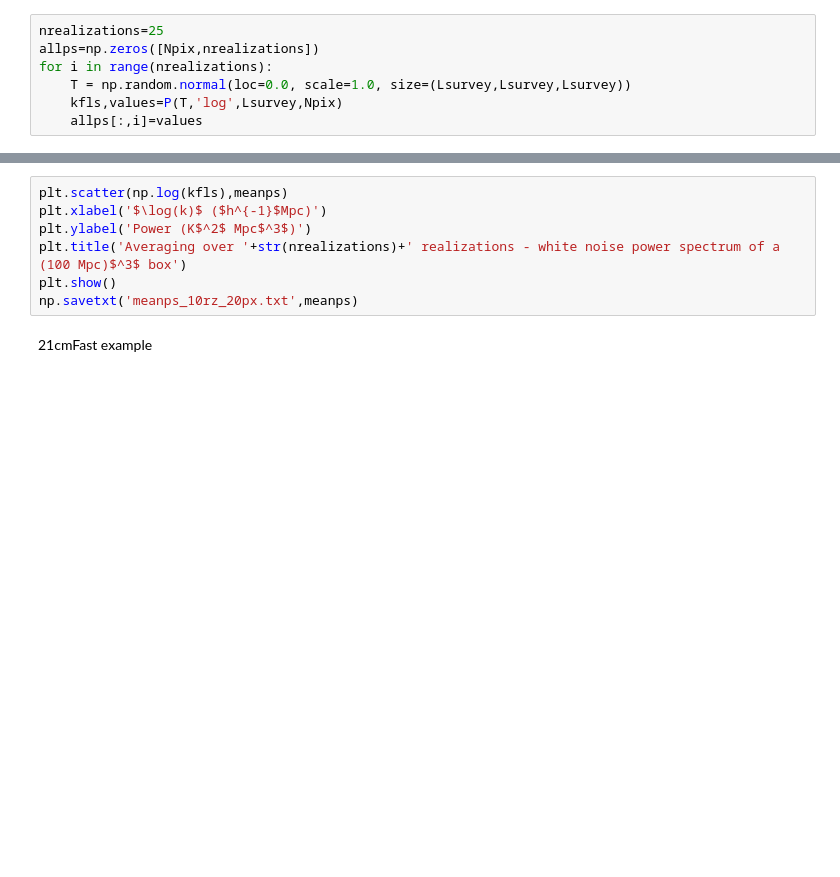
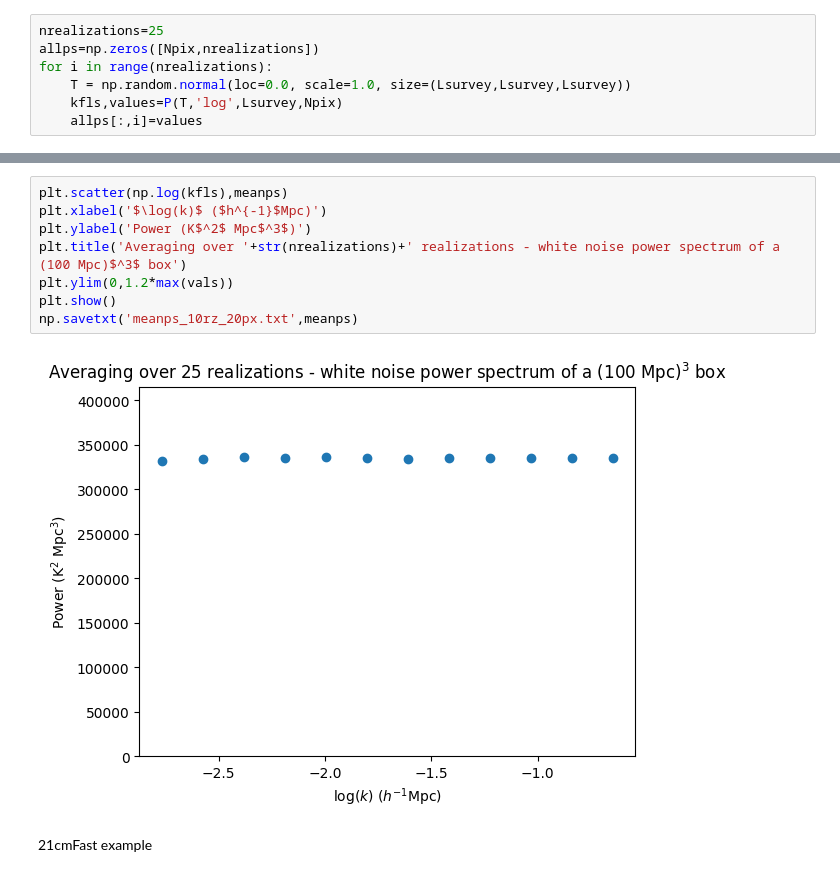
Before and after one commit to sophiarubens/cosmology, a Jupyter notebook: ps.ipynb, the cells around one changed output, grey strips where cells are left out. Drawn from its saved outputs; the diff is of its cells as text; blank space fills up the shorter version.

```diff
--- a/ps.ipynb
+++ b/ps.ipynb
@@ -124,10 +129,13 @@ meanps=np.mean(allps,axis=1)
 # %%
 plt.scatter(np.log(kfls),meanps)
 plt.xlabel('$\log(k)$ ($h^{-1}$Mpc)')
 plt.ylabel('Power (K$^2$ Mpc$^3$)')
 plt.title('Averaging over '+str(nrealizations)+' realizations - white noise power spectrum of a (100 Mpc)$^3$ box')
+plt.ylim(0,1.2*max(vals))
 plt.show()
 np.savetxt('meanps_10rz_20px.txt',meanps)
+# %% [output]
+[figure, added]
 # %% [markdown]
 21cmFast example
 # %%
```
Also changed, not shown: parts of 10 cells of this notebook.
